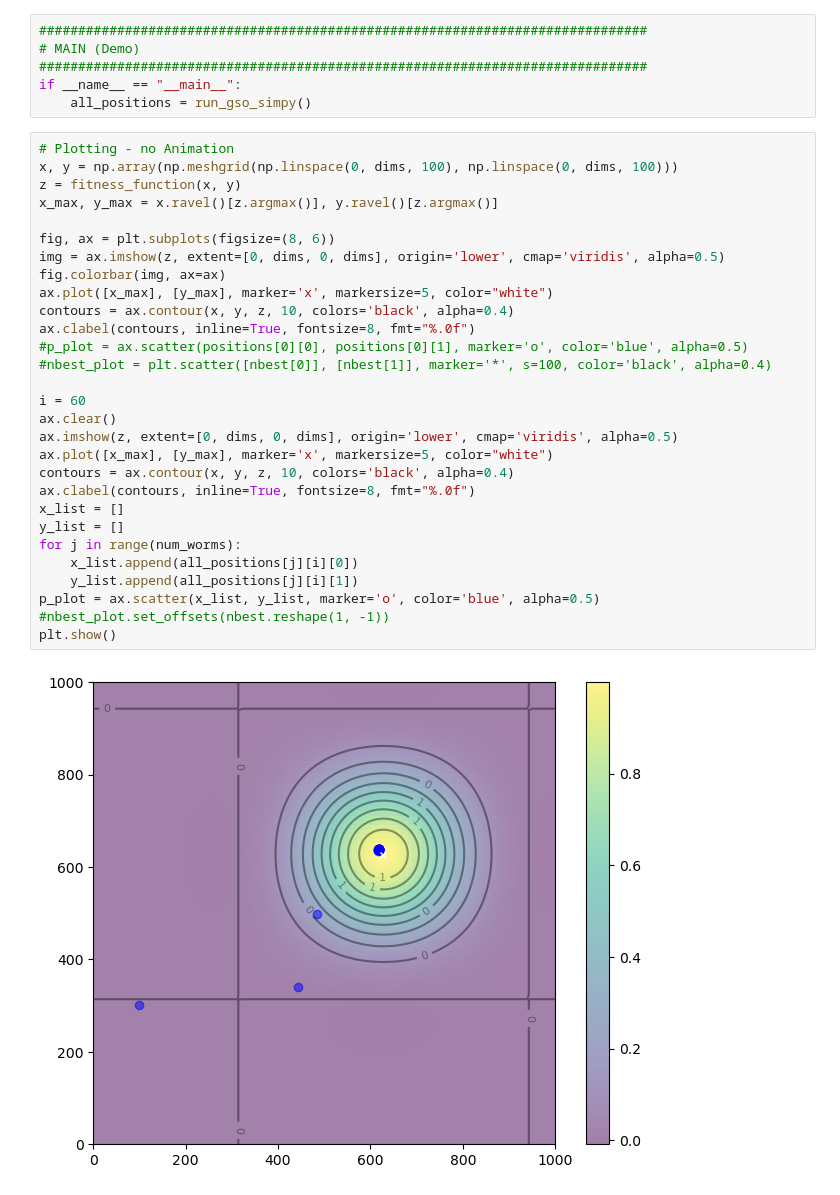
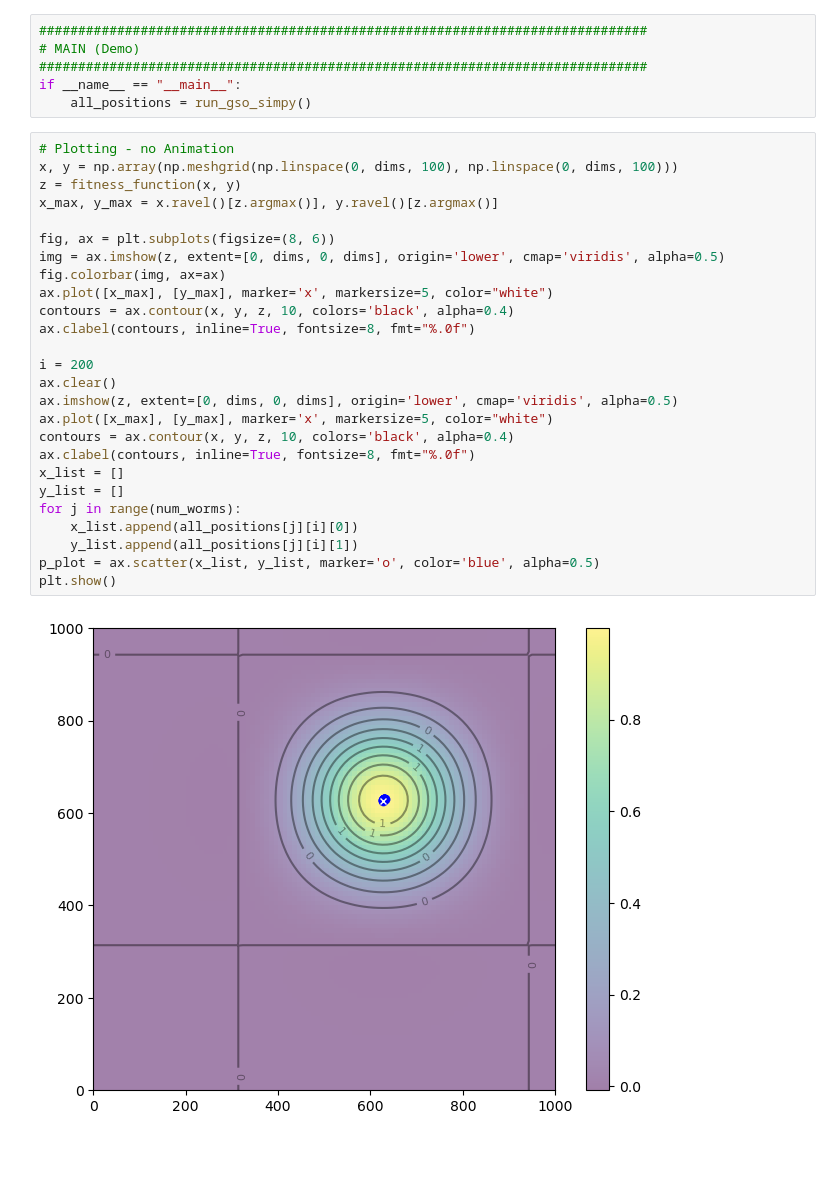
Before and after one commit to byang12/UNDERWATER_SWARM_ADHOC, a Jupyter notebook: GlowWarm-simpy.ipynb, the cells around one changed output. Cells and saved outputs as stored; diff of their text form; blank space fills up the shorter version.

```diff
--- a/GlowWarm-simpy.ipynb
+++ b/GlowWarm-simpy.ipynb
@@ -365,31 +367,28 @@ if __name__ == "__main__":
 # %%
 # Plotting - no Animation
 x, y = np.array(np.meshgrid(np.linspace(0, dims, 100), np.linspace(0, dims, 100)))
 z = fitness_function(x, y)
 x_max, y_max = x.ravel()[z.argmax()], y.ravel()[z.argmax()]
 
 fig, ax = plt.subplots(figsize=(8, 6))
 img = ax.imshow(z, extent=[0, dims, 0, dims], origin='lower', cmap='viridis', alpha=0.5)
 fig.colorbar(img, ax=ax)
 ax.plot([x_max], [y_max], marker='x', markersize=5, color="white")
 contours = ax.contour(x, y, z, 10, colors='black', alpha=0.4)
 ax.clabel(contours, inline=True, fontsize=8, fmt="%.0f")
-#p_plot = ax.scatter(positions[0][0], positions[0][1], marker='o', color='blue', alpha=0.5)
-#nbest_plot = plt.scatter([nbest[0]], [nbest[1]], marker='*', s=100, color='black', alpha=0.4)
 
-i = 60
+i = 200
 ax.clear()
 ax.imshow(z, extent=[0, dims, 0, dims], origin='lower', cmap='viridis', alpha=0.5)
 ax.plot([x_max], [y_max], marker='x', markersize=5, color="white")
 contours = ax.contour(x, y, z, 10, colors='black', alpha=0.4)
 ax.clabel(contours, inline=True, fontsize=8, fmt="%.0f")
 x_list = []
 y_list = []
 for j in range(num_worms):
     x_list.append(all_positions[j][i][0])
     y_list.append(all_positions[j][i][1])
 p_plot = ax.scatter(x_list, y_list, marker='o', color='blue', alpha=0.5)
-#nbest_plot.set_offsets(nbest.reshape(1, -1))
 plt.show()
 # %% [output]
-[figure, old version]
+[figure, new version]
```
Also changed, not shown: parts of 2 cells of this notebook.
